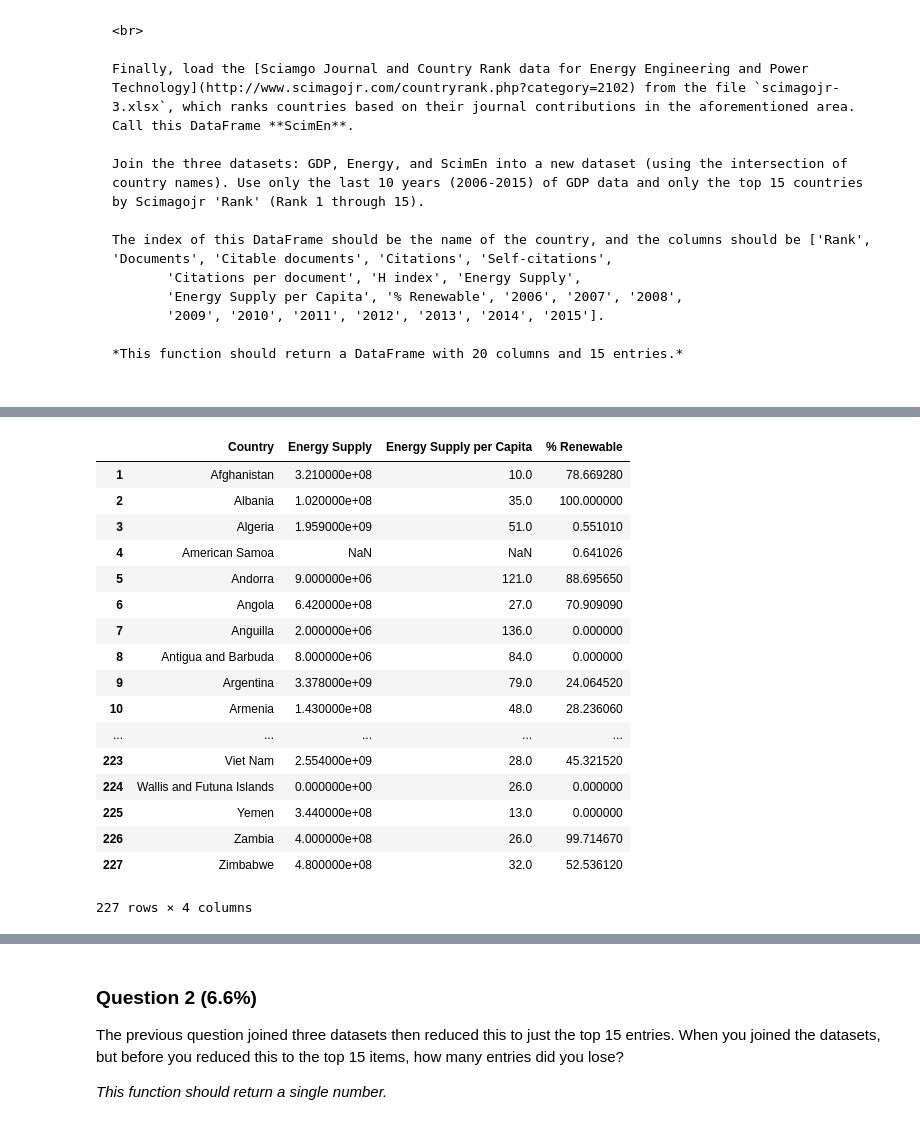
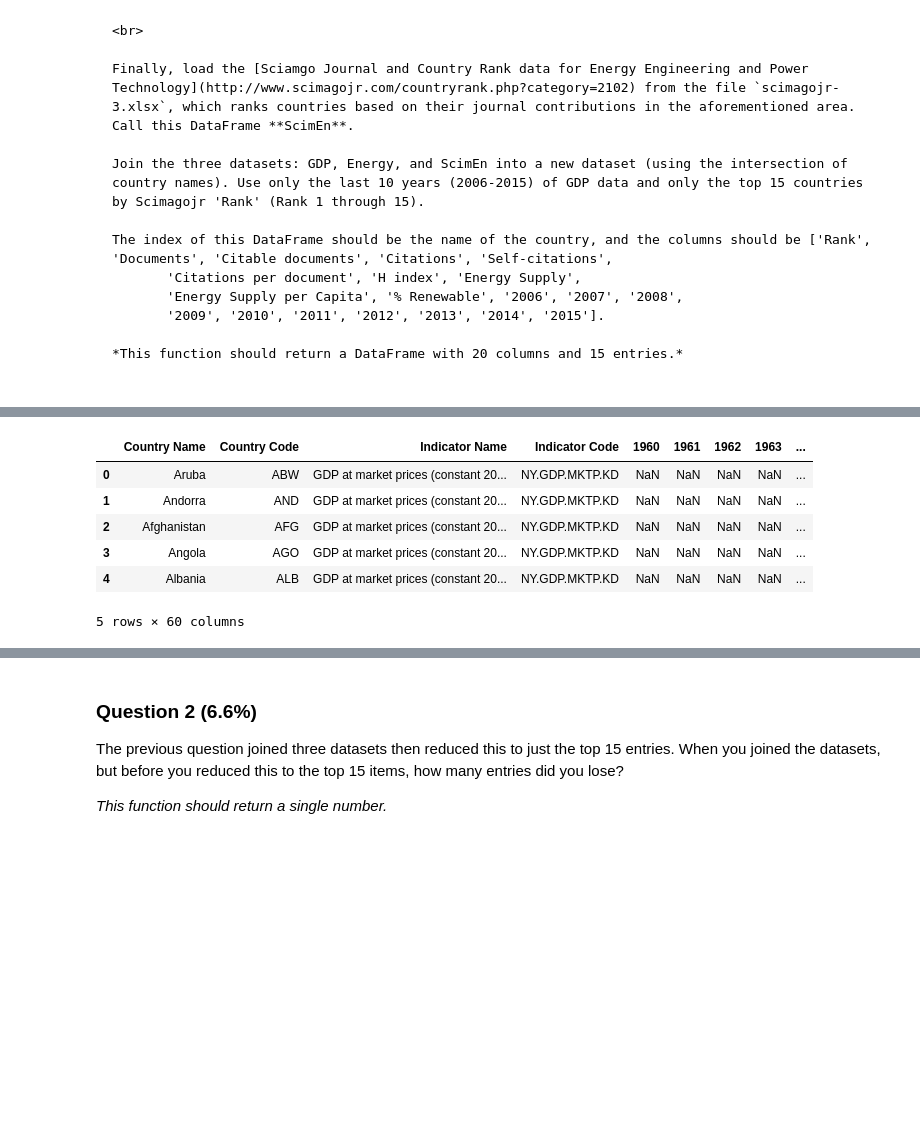
Before and after one commit to jonr10/basics_week1, a Jupyter notebook: Assignment 3.ipynb, the cells around one changed output, grey strips where cells are left out. Cells and saved outputs as stored; diff of their text form; code cells hidden in the pictures; blank space fills up the shorter version.

```diff
--- a/Assignment 3.ipynb
+++ b/Assignment 3.ipynb
@@ -57,52 +93,20 @@ The index of this DataFrame should be the name of the country, and the columns s
 # %%
 import pandas as pd
 df_wb = pd.read_csv('world_bank.csv', skiprows = 4)
+df_wb = df_wb.replace({"Korea, Rep.": "South Korea",
+                       "Iran, Islamic Rep.": "Iran",
+                       "Hong Kong SAR, China": "Hong Kong"})
+
 # df_wb.head()
 # df_wb.shape
+
+GDP = df_wb
+GDP.head()
+# %% [output]
+|  | Country Name | Country Code | Indicator Name | Indicator Code | 1960 | 1961 | 1962 | 1963 | ... |
+| 0 | Aruba | ABW | GDP at market prices (constant 20... | NY.GDP.MKTP.KD | NaN | NaN | NaN | NaN | ... |
+| 1 | Andorra | AND | GDP at market prices (constant 20... | NY.GDP.MKTP.KD | NaN | NaN | NaN | NaN | ... |
+| 2 | Afghanistan | AFG | GDP at market prices (constant 20... | NY.GDP.MKTP.KD | NaN | NaN | NaN | NaN | ... |
+| 3 | Angola | AGO | GDP at market prices (constant 20... | NY.GDP.MKTP.KD | NaN | NaN | NaN | NaN | ... |
+| 4 | Albania | ALB | GDP at market prices (constant 20... | NY.GDP.MKTP.KD | NaN | NaN | NaN | NaN | ... |
+5 rows × 60 columns
-# %%
-import pandas as pd
-import numpy as np
-import re
-## Read in an strip out the header and footer
-df_ei = pd.read_excel('Energy Indicators.xls', skiprows = 16, skipfooter = 38)
-## remove units row
-df_ei = df_ei.drop([0])
-## remove first two columns
-df_ei = df_ei.drop(df_ei.columns[0:2], axis=1)
-## name columns
-df_ei.columns = ['Country', 'Energy Supply', 'Energy Supply per Capita', '% Renewable']
-## convert to gigajoules
-df_ei['Energy Supply'] = df_ei['Energy Supply'].multiply(1000000)
-## replace missing data with np.nan
-df_ei['Energy Supply'] = pd.to_numeric(df_ei['Energy Supply'], errors='coerce')
-df_ei['Energy Supply per Capita'] = pd.to_numeric(df_ei['Energy Supply per Capita'], errors='coerce')
-df_ei['% Renewable'] = pd.to_numeric(df_ei['% Renewable'], errors='coerce')
-## remove numbers
-df_ei['Country'] = df_ei['Country'].apply(lambda x: ''.join([i for i in x if not i.isdigit()]))
-## remove puncutation
-
-## replace specific list
-df_ei = df_ei.replace({"Republic of Korea": "South Korea",
-"United States of America": "United States",
-"United Kingdom of Great Britain and Northern Ireland": "United Kingdom",
-"China, Hong Kong Special Administrative Region": "Hong Kong"})
-df_ei
-# %% [output]
-|  | Country | Energy Supply | Energy Supply per Capita | % Renewable |
-| 1 | Afghanistan | 3.210000e+08 | 10.0 | 78.669280 |
-| 2 | Albania | 1.020000e+08 | 35.0 | 100.000000 |
-| 3 | Algeria | 1.959000e+09 | 51.0 | 0.551010 |
-| 4 | American Samoa | NaN | NaN | 0.641026 |
-| 5 | Andorra | 9.000000e+06 | 121.0 | 88.695650 |
-| 6 | Angola | 6.420000e+08 | 27.0 | 70.909090 |
-| 7 | Anguilla | 2.000000e+06 | 136.0 | 0.000000 |
-| 8 | Antigua and Barbuda | 8.000000e+06 | 84.0 | 0.000000 |
-| 9 | Argentina | 3.378000e+09 | 79.0 | 24.064520 |
-| 10 | Armenia | 1.430000e+08 | 48.0 | 28.236060 |
-| ... | ... | ... | ... | ... |
-| 223 | Viet Nam | 2.554000e+09 | 28.0 | 45.321520 |
-| 224 | Wallis and Futuna Islands | 0.000000e+00 | 26.0 | 0.000000 |
-| 225 | Yemen | 3.440000e+08 | 13.0 | 0.000000 |
-| 226 | Zambia | 4.000000e+08 | 26.0 | 99.714670 |
-| 227 | Zimbabwe | 4.800000e+08 | 32.0 | 52.536120 |
-227 rows × 4 columns
```
Also changed, not shown: parts of 5 cells of this notebook.
